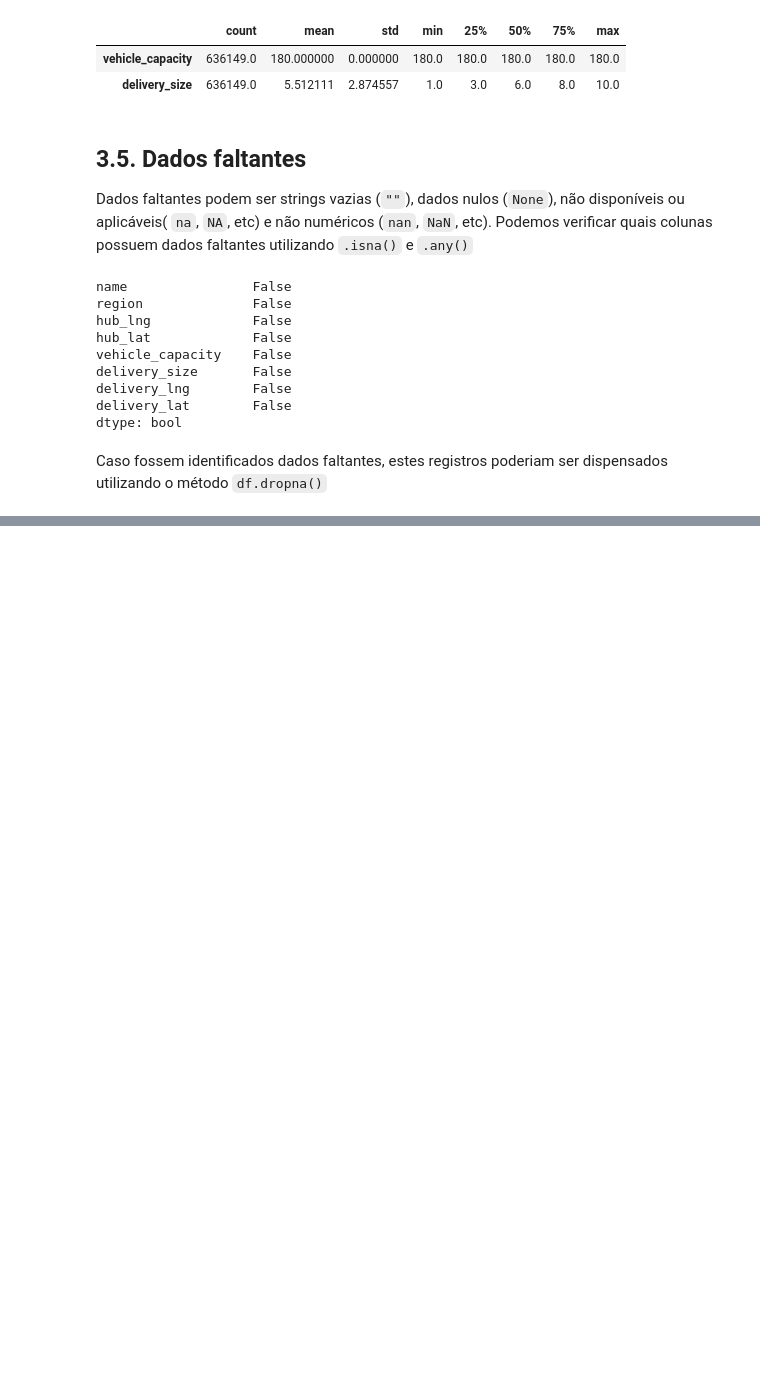
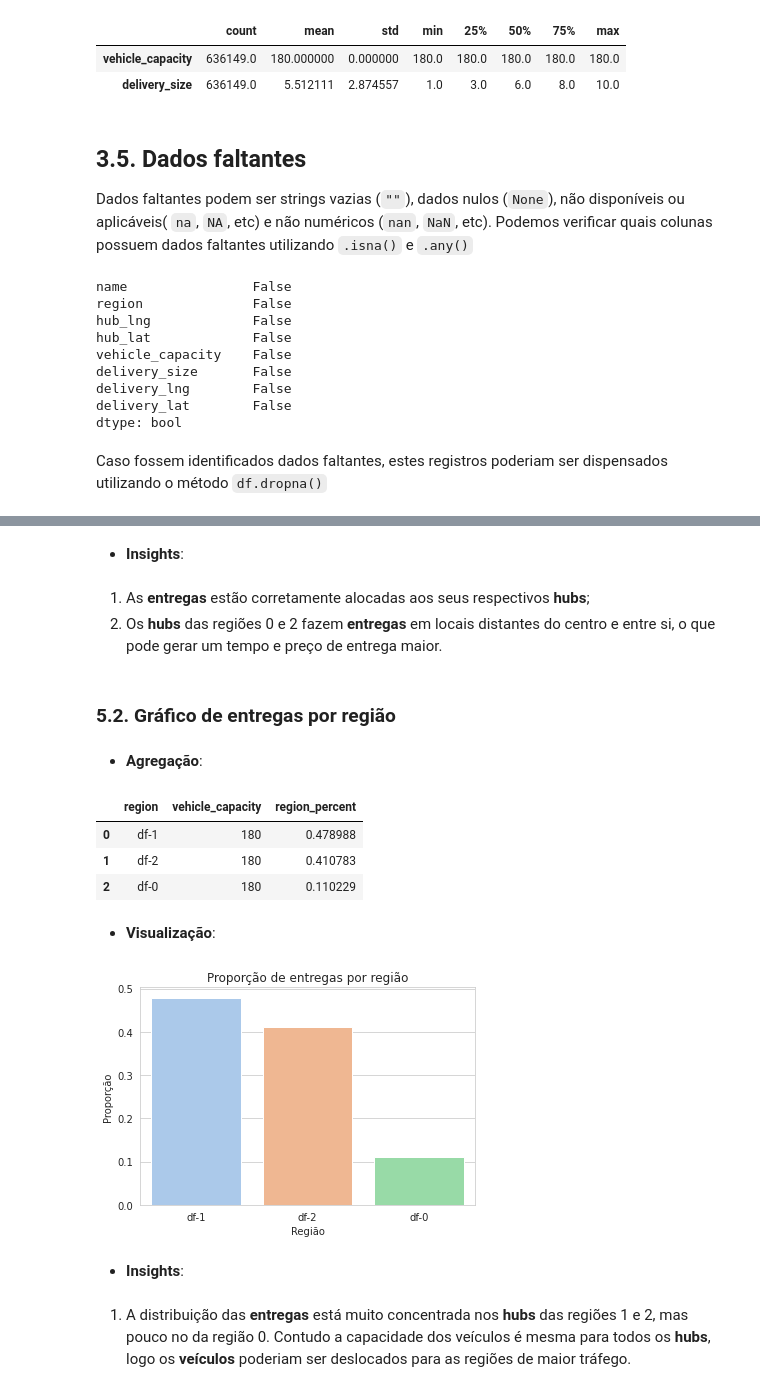
Before and after one commit to anamilanezi/ebac-dados, a Jupyter notebook: projetos/em17-analise-exploratoria-python-II.ipynb, the cells around one changed output, grey strips where cells are left out. Cells and saved outputs as stored; diff of their text form; code cells hidden in the pictures; blank space fills up the shorter version.

```diff
--- a/projetos/em17-analise-exploratoria-python-II.ipynb
+++ b/projetos/em17-analise-exploratoria-python-II.ipynb
@@ -367,0 +511,4 @@ Caso fossem identificados dados faltantes, estes registros poderiam ser dispensa
+# %%
+deliveries_df = pd.merge(left=deliveries_df, right=hub_df, how="inner", on="region")
+deliveries_df = deliveries_df[["name", "region", "hub_lng", "hub_lat", "hub_city", "hub_suburb", "vehicle_capacity", "delivery_size", "delivery_lng", "delivery_lat"]]
+deliveries_df.head()
@@ -367,0 +530,3 @@ Caso fossem identificados dados faltantes, estes registros poderiam ser dispensa
+# %%
+deliveries_geodata_df = pd.read_csv("deliveries-geodata.csv")
+deliveries_geodata_df.head()
@@ -367,0 +735,33 @@ Caso fossem identificados dados faltantes, estes registros poderiam ser dispensa
+# %% [markdown]
+ - **Insights**:
+# %% [markdown]
+1. As **entregas** estão corretamente alocadas aos seus respectivos **hubs**;
+1. Os **hubs** das regiões 0 e 2 fazem **entregas** em locais distantes do centro e entre si, o que pode gerar um tempo e preço de entrega maior.
+# %% [markdown]
+### **5.2. Gráfico de entregas por região**
+# %% [markdown]
+ - **Agregação**:
+# %%
+# Normalize retorna os valores relativos (proporcionais)
+data = pd.DataFrame(deliveries_df[['region', 'vehicle_capacity']].value_counts(normalize=True)).reset_index()
+data.rename(columns={0: "region_percent"}, inplace=True)
+data.head()
+# %% [output]
+|  | region | vehicle_capacity | region_percent |
+| 0 | df-1 | 180 | 0.478988 |
+| 1 | df-2 | 180 | 0.410783 |
+| 2 | df-0 | 180 | 0.110229 |
+# %% [markdown]
+ - **Visualização**:
+# %%
+import seaborn as sns
+
+with sns.axes_style('whitegrid'):
+  grafico = sns.barplot(data=data, x="region", y="region_percent", ci=None, palette="pastel")
+  grafico.set(title='Proporção de entregas por região', xlabel='Região', ylabel='Proporção');
+# %% [output]
+[figure, added]
+# %% [markdown]
+ - **Insights**:
+# %% [markdown]
+1. A distribuição das **entregas** está muito concentrada nos **hubs** das regiões 1 e 2, mas pouco no da região 0. Contudo a capacidade dos veículos é mesma para todos os **hubs**, logo os **veículos** poderiam ser deslocados para as regiões de maior tráfego.
```
Also changed, not shown: parts of 53 cells of this notebook.
